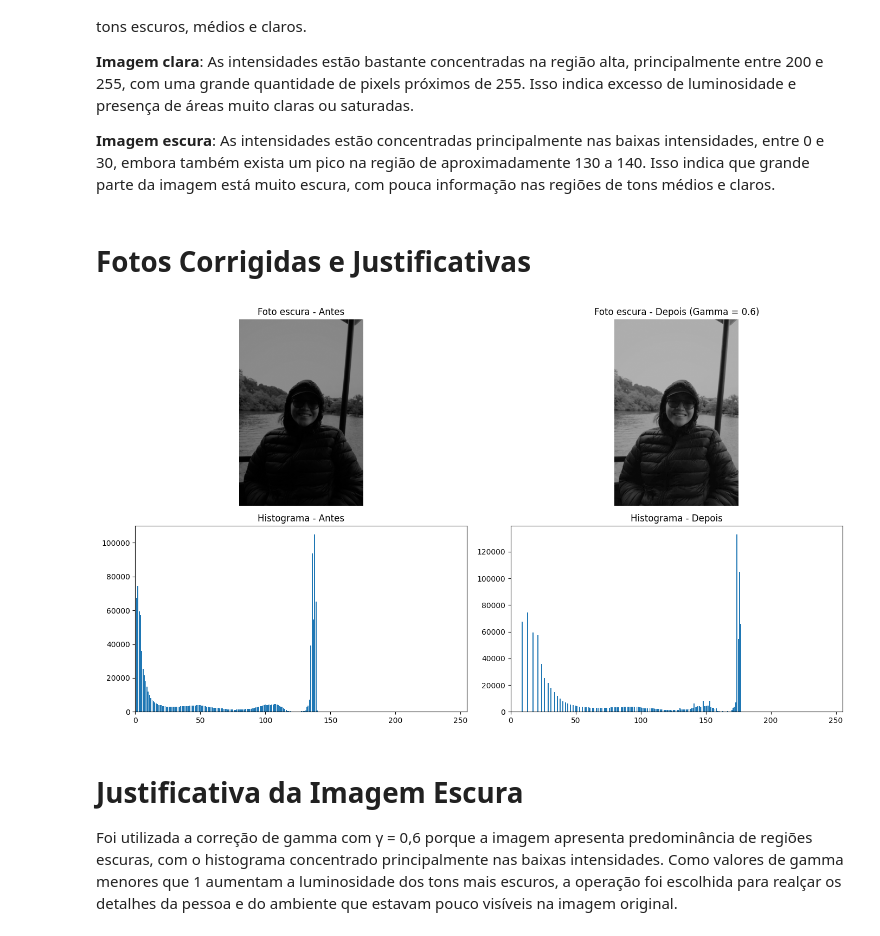
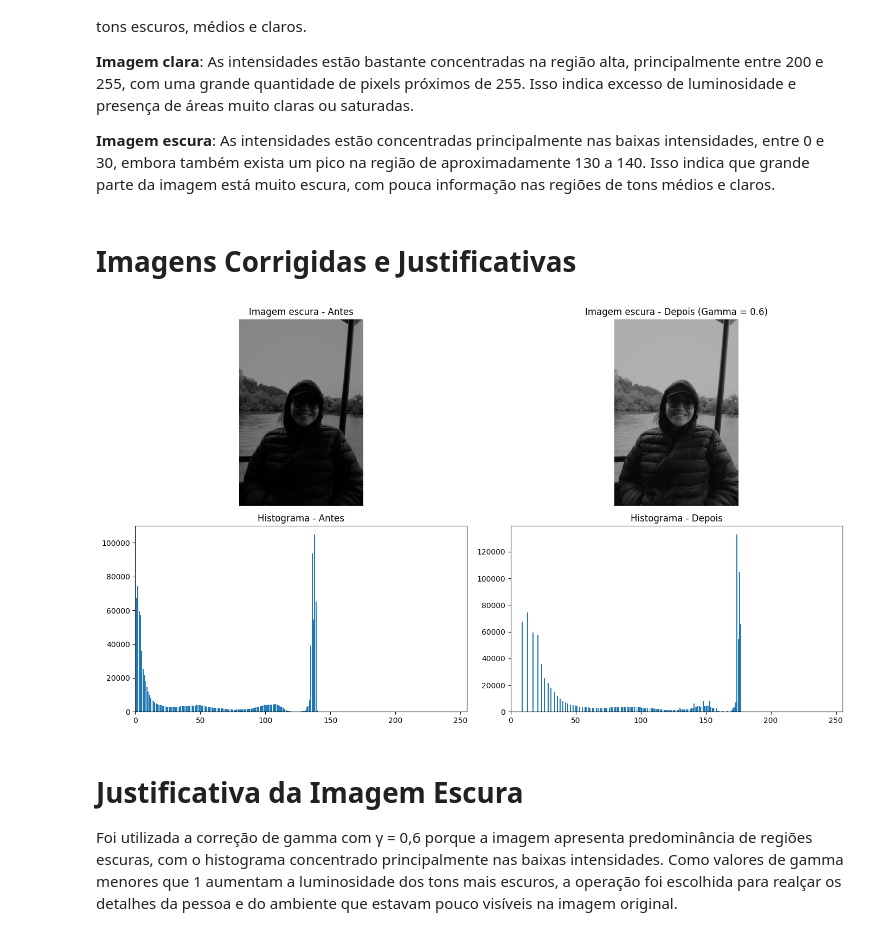
Before and after one commit to carollinemelloo/ProcessamentoDeImagens, a Jupyter notebook: Portfolio02.ipynb, the cells around one changed output. Drawn from its saved outputs; the diff is of its cells as text; code cells hidden in the pictures.

Commit message:
Correção do notebook com a atividade de histograma com imagens cinza, justificativa, diagnóstico.

```diff
--- a/Portfolio02.ipynb
+++ b/Portfolio02.ipynb
@@ -124,18 +124,18 @@ plt.show()
 
 **Imagem escura**: As intensidades estão concentradas principalmente nas baixas intensidades, entre 0 e 30, embora também exista um pico na região de aproximadamente 130 a 140. Isso indica que grande parte da imagem está muito escura, com pouca informação nas regiões de tons médios e claros.
 # %% [markdown]
-# Fotos Corrigidas e Justificativas
+# Imagens Corrigidas e Justificativas
 # %%
 escura_corrigida = corrigir_gamma(gray_escura, 0.6)
 
 mostrar_resultado(
     gray_escura,
     escura_corrigida,
-    "Foto escura - Antes",
-    "Foto escura - Depois (Gamma = 0.6)"
+    "Imagem escura - Antes",
+    "Imagem escura - Depois (Gamma = 0.6)"
 )
 # %% [output]
-[figure, old version]
+[figure, new version]
 # %% [markdown]
 # Justificativa da Imagem Escura
 Foi utilizada a correção de gamma com γ = 0,6 porque a imagem apresenta predominância de regiões escuras, com o histograma concentrado principalmente nas baixas intensidades. Como valores de gamma menores que 1 aumentam a luminosidade dos tons mais escuros, a operação foi escolhida para realçar os detalhes da pessoa e do ambiente que estavam pouco visíveis na imagem original.
```
Also changed, not shown: parts of 2 cells of this notebook.
